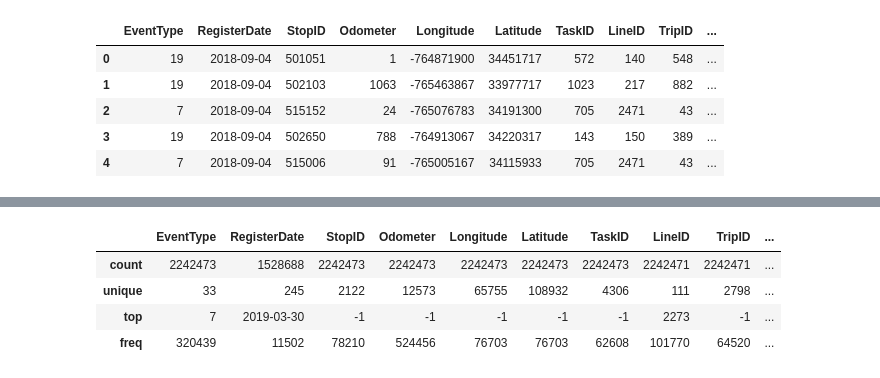
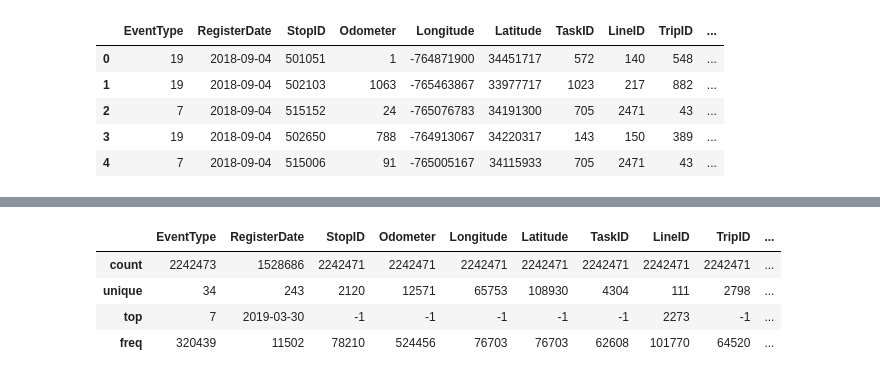
Before and after one commit to manuelq12/PDG-AVIOM-BUS_DIGITAL_TWIN, a Jupyter notebook: Análisis Exploratorio/Python/AnalisisExploratorio.ipynb, the cells around one changed output, grey strips where cells are left out. Cells and saved outputs as stored; diff of their text form; code cells hidden in the pictures.

```diff
--- a/Análisis Exploratorio/Python/AnalisisExploratorio.ipynb
+++ b/Análisis Exploratorio/Python/AnalisisExploratorio.ipynb
@@ -15,7 +15,7 @@ from sklearn.metrics import make_scorer
 import warnings
 warnings.filterwarnings('ignore')
 # %%
-col_Headers = ["EventType","RegisterDate","StopID","Odometer","Longitude","Latitude", "TaskID","LineID","TripID","DatagramID","DatagramDate","DatagramTime","BusID"]
-df = pd.read_csv('DATAGRAMS.csv',',',dtype={"EventType": str, "RegisterDate": str, "StopID": str,"Odometer": str,"Longitude": str,"Latitude": str, "TaskID": str,"LineID": str,"TripID": str,"DatagramID": str,"DatagramDate": str,"DatagramTime": str,"BusID": str},names = col_Headers)
+col_Headers = ["EventType","RegisterDate","StopID","Odometer","Longitude","Latitude", "TaskID","LineID","TripID","DatagramID","DatagramDate","BusID"]
+df = pd.read_csv('m_datagrams.csv',',',dtype={"EventType": str, "RegisterDate": str, "StopID": str,"Odometer": str,"Longitude": str,"Latitude": str, "TaskID": str,"LineID": str,"TripID": str,"DatagramID": str,"DatagramDate": str,"BusID": str},names = col_Headers)
 # %% [markdown]
 ## Analisis Exploratorio de Datos
@@ -56,8 +94,8 @@ df.shape
 # %%
-df.describe()
+df.describe(include="all")
 # %% [output]
 |  | EventType | RegisterDate | StopID | Odometer | Longitude | Latitude | TaskID | LineID | TripID | ... |
-| count | 2242473 | 1528688 | 2242473 | 2242473 | 2242473 | 2242473 | 2242473 | 2242471 | 2242471 | ... |
-| unique | 33 | 245 | 2122 | 12573 | 65755 | 108932 | 4306 | 111 | 2798 | ... |
+| count | 2242473 | 1528686 | 2242471 | 2242471 | 2242471 | 2242471 | 2242471 | 2242471 | 2242471 | ... |
+| unique | 34 | 243 | 2120 | 12571 | 65753 | 108930 | 4304 | 111 | 2798 | ... |
 | top | 7 | 2019-03-30 | -1 | -1 | -1 | -1 | -1 | 2273 | -1 | ... |
 | freq | 320439 | 11502 | 78210 | 524456 | 76703 | 76703 | 62608 | 101770 | 64520 | ... |
```
Also changed, not shown: parts of 36 cells of this notebook.
